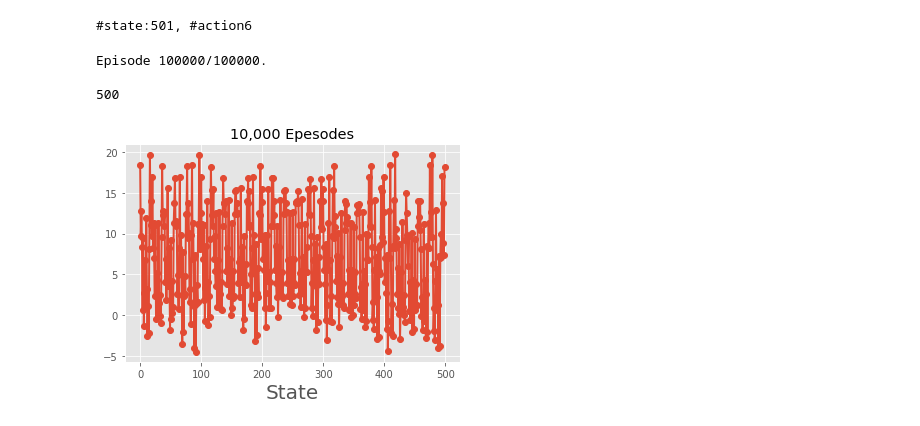
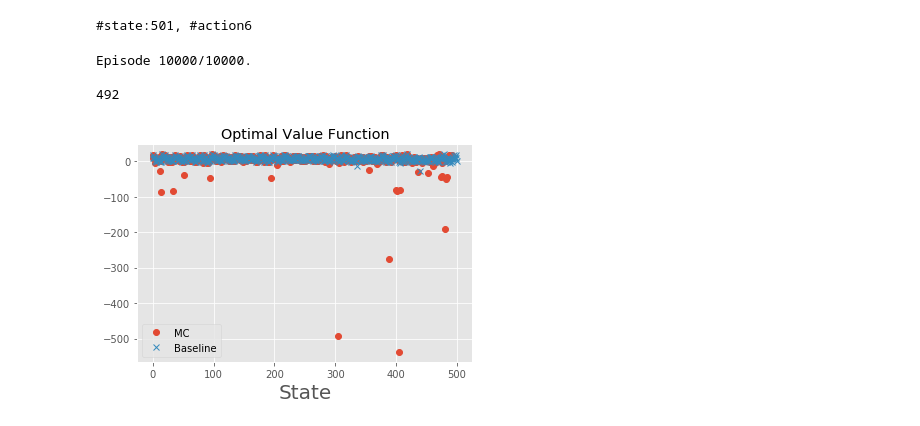
Before and after one commit to syitong/rl-hw, a Jupyter notebook: hw2/MC_taxi_yitong.ipynb, the cells around one changed output. Saved outputs shown, nothing was run; the diff lists cells and outputs as text; code cells hidden in the pictures.

```diff
--- a/hw2/MC_taxi_yitong.ipynb
+++ b/hw2/MC_taxi_yitong.ipynb
@@ -65,7 +66,7 @@ def mc_prediction(policy, env, num_episodes, discount_factor=1.0):
 
     return V
 # %%
-def plot_value_function(V, title="Value Function"):
+def plot_value_function(V, baseline, title="Value Function"):
     """
     Plots the value function as a surface plot.
     """
@@ -82,18 +83,24 @@ def plot_value_function(V, title="Value Function"):
 
     # print(np.sort(np.asarray(V.keys())))
 
-    plt.plot(np.asarray(v_s), marker='o',linewidth=2)
+#     plt.plot(np.asarray(v_s), marker='o',linewidth=2)
+    plt.plot(v_s,marker='o',linestyle='None',label='mc')
+    plt.plot(baseline,marker='x',linestyle='None',label='base')
+    plt.legend(["MC", "Baseline"])
     plt.title(title)
     plt.xlabel("State", fontsize=20)
+    plt.savefig("mc_prediction.png")
 # %%
 # evaluate the given policy
 with open('qpolicy','r') as fp:
     policy = eval(fp.read())
 
-V_10k = mc_prediction(policy, env, num_episodes=100000)
-plot_value_function(V_10k, title="100,000 Epesodes")
+V_10k = mc_prediction(policy, env, num_episodes=10000)
+# plot_value_function(V_10k, title="100,000 Epesodes")
+baseline = np.load('baseline.npy')
+plot_value_function(V_10k, baseline, title="Optimal Value Function")
 # %% [output]
-Episode 100000/100000.
+Episode 10000/10000.
 
-500
+492
-[figure, old version]
+[figure, new version]
```
Also changed, not shown: parts of 1 cell of this notebook, 2 other files.
